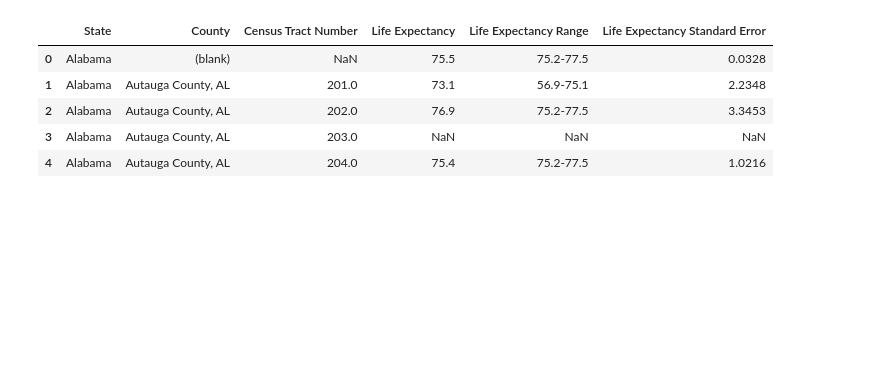
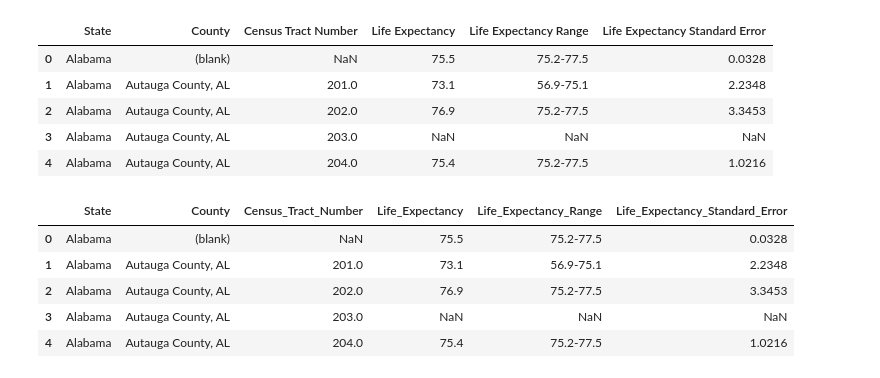
Before and after one commit to MeganBlazevic/Project2_Team8, a Jupyter notebook: Data_ETL.ipynb, the cells around one changed output. Drawn from its saved outputs; the diff is of its cells as text; code cells hidden in the pictures; blank space fills up the shorter version.

```diff
--- a/Data_ETL.ipynb
+++ b/Data_ETL.ipynb
@@ -28,7 +119,8 @@ GDP_df.head()
 # %%
+# Store Life Expectancy CSV into a Data Frame
 csv_file_3 = "Data_Sets/Life_Expectancy.csv"
-life_df = pd.read_csv(csv_file_3)
-life_df.head()
+life_raw_df = pd.read_csv(csv_file_3)
+life_raw_df.head()
 # %% [output]
 |  | State | County | Census Tract Number | Life Expectancy | Life Expectancy Range | Life Expectancy Standard Error |
 | 0 | Alabama | (blank) | NaN | 75.5 | 75.2-77.5 | 0.0328 |
@@ -36,3 +128,14 @@ life_df.head()
 | 2 | Alabama | Autauga County, AL | 202.0 | 76.9 | 75.2-77.5 | 3.3453 |
 | 3 | Alabama | Autauga County, AL | 203.0 | NaN | NaN | NaN |
 | 4 | Alabama | Autauga County, AL | 204.0 | 75.4 | 75.2-77.5 | 1.0216 |
+# %%
+# Replace spaces in column headers with underscore
+life_raw_df.columns = life_raw_df.columns.str.replace(' ', '_')
+life_raw_df.head()
+# %% [output]
+|  | State | County | Census_Tract_Number | Life_Expectancy | Life_Expectancy_Range | Life_Expectancy_Standard_Error |
+| 0 | Alabama | (blank) | NaN | 75.5 | 75.2-77.5 | 0.0328 |
+| 1 | Alabama | Autauga County, AL | 201.0 | 73.1 | 56.9-75.1 | 2.2348 |
+| 2 | Alabama | Autauga County, AL | 202.0 | 76.9 | 75.2-77.5 | 3.3453 |
+| 3 | Alabama | Autauga County, AL | 203.0 | NaN | NaN | NaN |
+| 4 | Alabama | Autauga County, AL | 204.0 | 75.4 | 75.2-77.5 | 1.0216 |
```
Also changed, not shown: parts of 16 cells of this notebook.
